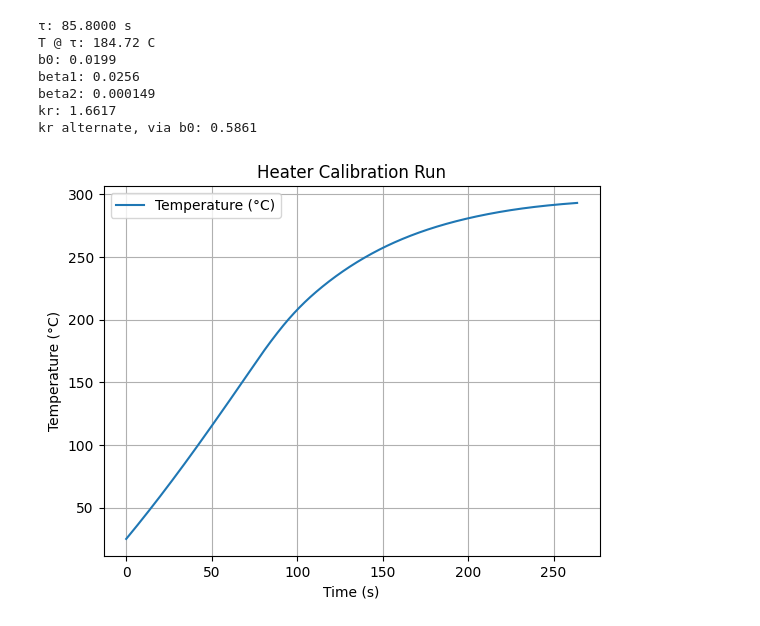
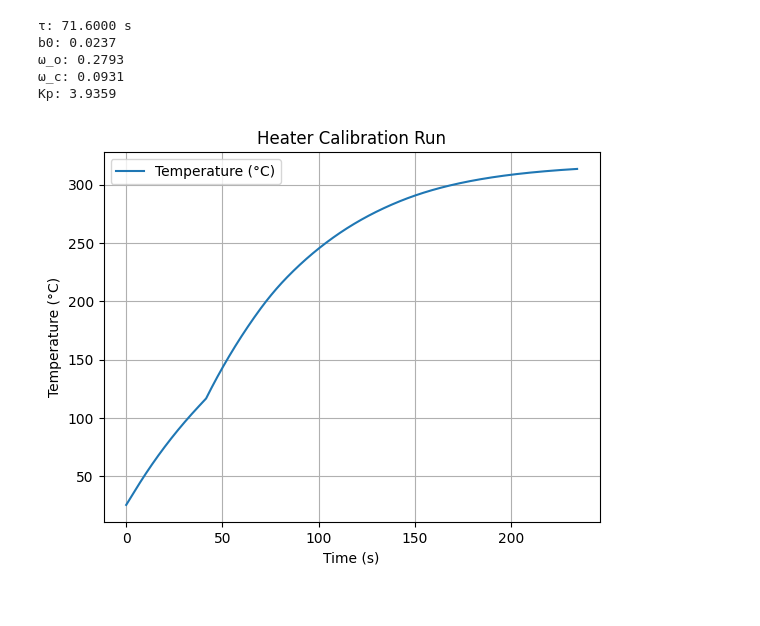
Before and after one commit to puzrin/reflow_micro, a Jupyter notebook: doc/modeling/adrc.ipynb, the cells around one changed output. Cells and saved outputs as stored; diff of their text form; code cells hidden in the pictures.

```diff
--- a/doc/modeling/adrc.ipynb
+++ b/doc/modeling/adrc.ipynb
@@ -5,7 +5,7 @@ import numpy as np
 # Configuration of the heater
 from heater_configs import heaters as cfg
 
-heater = cfg[0].clone().reset().scale_r_to(2.5).set_size(0.08, 0.07, 0.0028).label("80x70x2.8, 2.5R")
+heater = cfg[0].clone().reset().scale_r_to(4.0).set_size(0.08, 0.07, 0.0028).label("80x70x2.8, 4R")
 
 # Calibration run
 temperature_data = []
@@ -14,7 +14,7 @@ power_data = []
 dt = 0.1  # Time step in seconds
 
 # Iterate until the rate of temperature increase is less than 0.1 °C/sec
-heater.reset().set_power(100)
+heater.reset().set_power(200)
 while True:
     heater.iterate(dt)
 
@@ -23,55 +23,57 @@ while True:
     power_data.append(heater.get_power())  # Save the actual power
 
     # Calculate rate of temperature increase
     if len(temperature_data) > 1:
         rate_of_increase = (temperature_data[-1] - temperature_data[-2]) / dt
         if rate_of_increase < 0.1:
             break
 
 # Estimate τ (time constant)
 final_temp = temperature_data[-1]
 τ_index = next(i for i, t in enumerate(temperature_data) if t >= final_temp * 0.63)
+
 τ = time_data[τ_index]
 
-# Calculate beta1 and beta2
-beta1 = 2.2 / τ
-beta2 = 1.1 / (τ ** 2)
-
-# Helper, the derivative of temperature with respect to time
-dT_dt = np.gradient(temperature_data, time_data)
-
 # b0 = max derivative / power at that point
+dT_dt = np.gradient(temperature_data, time_data) # the derivative of temperature with respect to time
 b0 = np.max(dT_dt) / power_data[np.argmax(dT_dt)]
 
-# kr = ΔT / ΔP
-kr = (temperature_data[τ_index] - heater.get_room_temp()) / power_data[τ_index]
+
+N = 20 # N = 3..10 how much observer speed should be faster than the system
+M = 3 # M = 2..5 controller should be slower than observer
+
+ω_o = N / τ
+ω_c = ω_o / M
+
+# Calculate beta1 / beta2
+beta1 = 2 * ω_o
+beta2 = ω_o ** 2
+
+Kp = ω_c / b0
 
 # Output the calculated coefficients
 print(f"τ: {τ:.4f} s")
-print(f"T @ τ: {temperature_data[τ_index]:.2f} C")
+#print(f"T @ τ: {temperature_data[τ_index]:.2f} C")
 print(f"b0: {b0:.4f}")
-print(f"beta1: {beta1:.4f}")
-print(f"beta2: {beta2:.6f}")
-print(f"kr: {kr:.4f}")
-print(f"kr alternate, via b0: {(1 / (b0 * τ)):.4f}")
+print(f"ω_o: {ω_o:.4f}")
+print(f"ω_c: {ω_c:.4f}")
+print(f"Kp: {Kp:.4f}")
 
 # Plotting the temperature curve
 plt.plot(time_data, temperature_data, label="Temperature (°C)")
 plt.xlabel("Time (s)")
 plt.ylabel("Temperature (°C)")
 plt.title("Heater Calibration Run")
 plt.legend()
 plt.grid(True)
 plt.show()
 # %% [output]
-τ: 85.8000 s
-T @ τ: 184.72 C
-b0: 0.0199
-beta1: 0.0256
-beta2: 0.000149
-kr: 1.6617
-kr alternate, via b0: 0.5861
+τ: 71.6000 s
+b0: 0.0237
+ω_o: 0.2793
+ω_c: 0.0931
+Kp: 3.9359
-[figure, old version]
+[figure, new version]
 # %%
 import matplotlib.pyplot as plt
 import numpy as np
```
Also changed, not shown: parts of 1 cell of this notebook, 12 other files.
